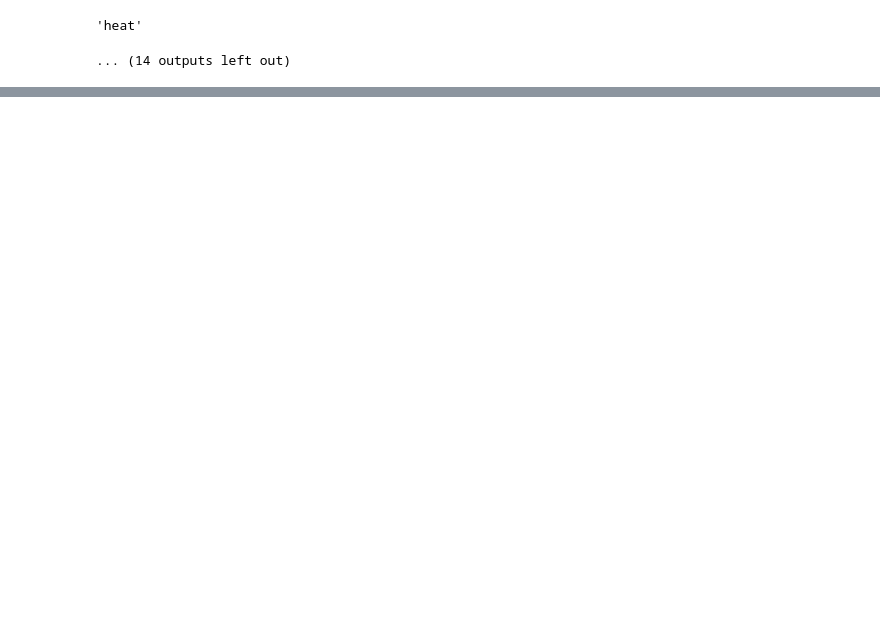
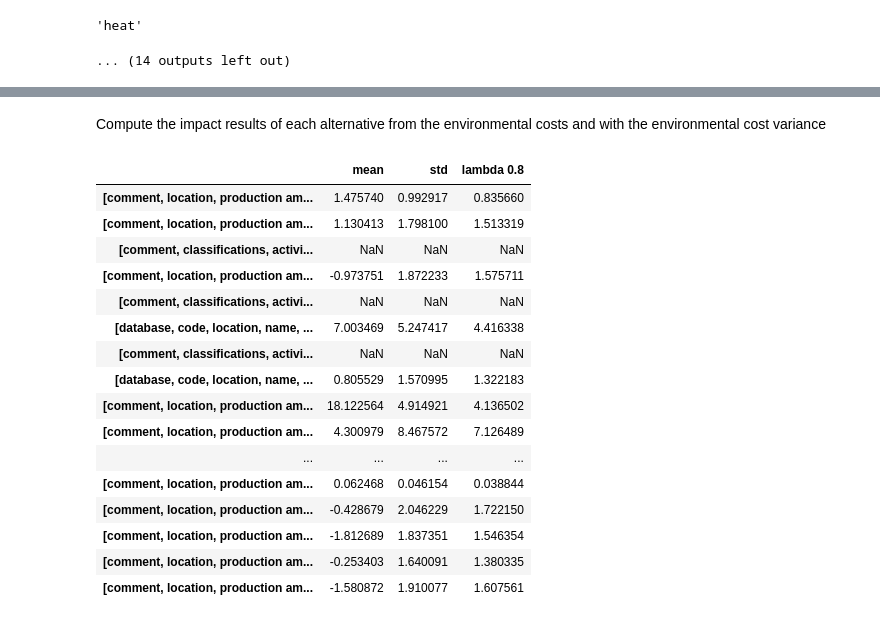
Before and after one commit to flechtenberg/pulpo, a Jupyter notebook: develop_tests/stats_notebook.ipynb, the cells around one changed output, grey strips where cells are left out. Cells and saved outputs as stored; diff of their text form; code cells hidden in the pictures; blank space fills up the shorter version.

```diff
--- a/develop_tests/stats_notebook.ipynb
+++ b/develop_tests/stats_notebook.ipynb
@@ -703,0 +717,29 @@ Cols:       47102 upper bounds greater than or equal to        1e+20 are treated
+# %%
+import ast
+import bw2calc
+# Copied from "ParameterFilter.construct_scaling_vector_from_choices"
+# Changed the self values and moved all computation to inner most loop and moved the demand dict initialization there
+#--------------------
+scaling_vector_collection = {}
+for product, alternatives in case_study.choices.items():
+    # demand_amount = self.result_data['Choices'][product]["Value"].sum()
+    for alternative in alternatives:
+        print(f'Conducting LCA for {alternative}')
+        demand = {alternative: 1}
+        # demand[alternative] = 1
+        # Compute the scaling vector for the set constructed demand
+        method_tuple = ast.literal_eval(case_study.method)
+        lca = bw2calc.LCA(demand, method_tuple)
+        lca = bw2calc.LCA(demand, method_tuple)
+        lca.lci()
+        # Map the scaling vector results of the LCI calculation back to the optimization results index structure
+        index_mapper_df = pd.concat(
+            [
+                pd.DataFrame.from_dict(case_study.pulpo_worker.lci_data['process_map'], orient='index', columns=['opt_problem']),
+                pd.DataFrame.from_dict(lca.product_dict, orient='index', columns=['lca'])
+            ],
+            axis=1
+        ).set_index('opt_problem')
+        reindex_supply_array_df = index_mapper_df.merge(pd.DataFrame(lca.supply_array,  columns=['supply_array']), how='left', left_on='lca', right_index=True)
+        scaling_vector_series = reindex_supply_array_df['supply_array']
+        scaling_vector_collection[alternative] = scaling_vector_series
@@ -703,0 +767,2 @@ Cols:       47102 upper bounds greater than or equal to        1e+20 are treated
+# %% [markdown]
+Compute the impact results of each alternative from the environmental costs and with the environmental cost variance
@@ -703,0 +771,31 @@ Cols:       47102 upper bounds greater than or equal to        1e+20 are treated
+# %%
+lambda_env_cost = 0.8
+ppf_lambda_QB = norm.ppf(lambda_env_cost)
+env_cost_df = pd.Series(cc_Obj_formulation.envcost_mean)
+env_cost_std_df = pd.Series(cc_Obj_formulation.envcost_std).reindex(env_cost_df.index).fillna(0.)
+impact_results = {}
+for alternative, alternative_scaling_vector in scaling_vector_collection.items():
+    impact_results[alternative] = {}
+    impact_results[alternative]['mean'] = alternative_scaling_vector @ env_cost_df
+    impact_results[alternative]['std'] = alternative_scaling_vector @ env_cost_std_df
+    impact_results[alternative][f'lambda {lambda_env_cost}'] = alternative_scaling_vector @ (env_cost_std_df * ppf_lambda_QB)
+# %%
+pd.DataFrame(impact_results).T
+# %% [output]
+|  | mean | std | lambda 0.8 |
+| [comment, location, production am... | 1.475740 | 0.992917 | 0.835660 |
+| [comment, location, production am... | 1.130413 | 1.798100 | 1.513319 |
+| [comment, classifications, activi... | NaN | NaN | NaN |
+| [comment, location, production am... | -0.973751 | 1.872233 | 1.575711 |
+| [comment, classifications, activi... | NaN | NaN | NaN |
+| [database, code, location, name, ... | 7.003469 | 5.247417 | 4.416338 |
+| [comment, classifications, activi... | NaN | NaN | NaN |
+| [database, code, location, name, ... | 0.805529 | 1.570995 | 1.322183 |
+| [comment, location, production am... | 18.122564 | 4.914921 | 4.136502 |
+| [comment, location, production am... | 4.300979 | 8.467572 | 7.126489 |
+| ... | ... | ... | ... |
+| [comment, location, production am... | 0.062468 | 0.046154 | 0.038844 |
+| [comment, location, production am... | -0.428679 | 2.046229 | 1.722150 |
+| [comment, location, production am... | -1.812689 | 1.837351 | 1.546354 |
+| [comment, location, production am... | -0.253403 | 1.640091 | 1.380335 |
+| [comment, location, production am... | -1.580872 | 1.910077 | 1.607561 |
```
Also changed, not shown: parts of 15 cells of this notebook.
